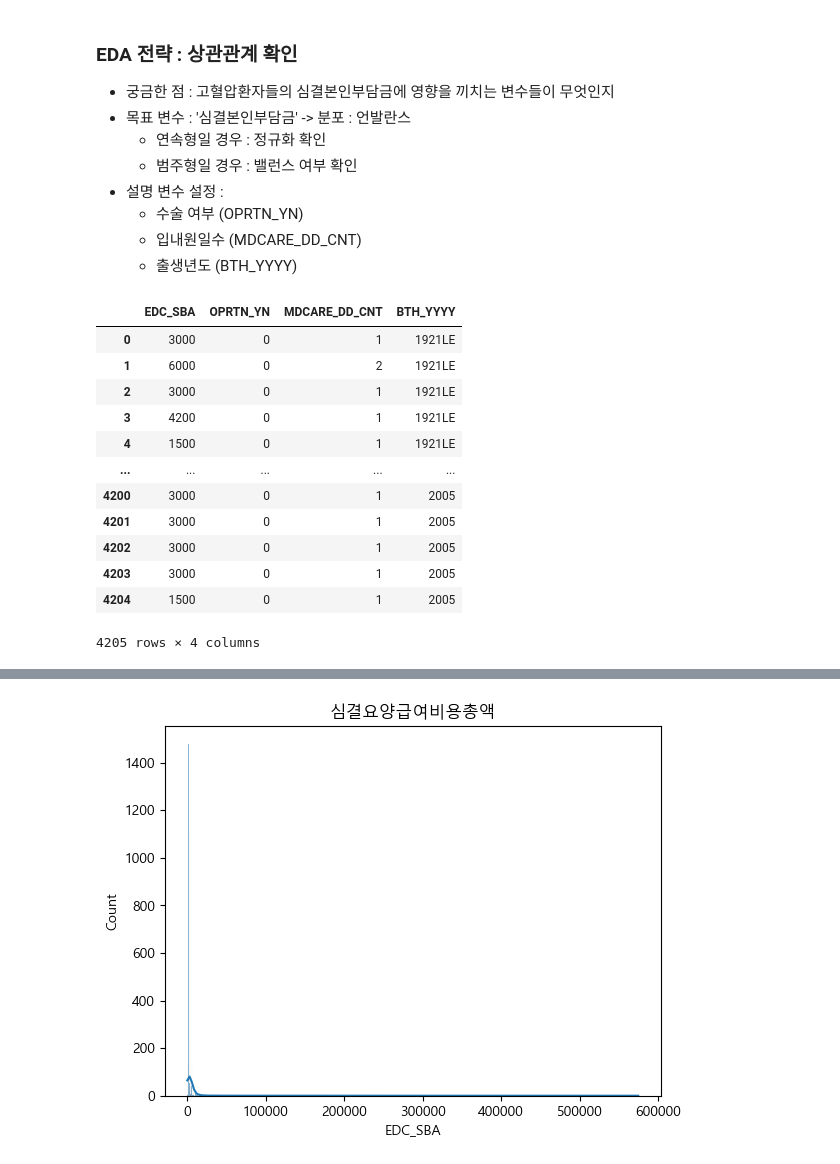
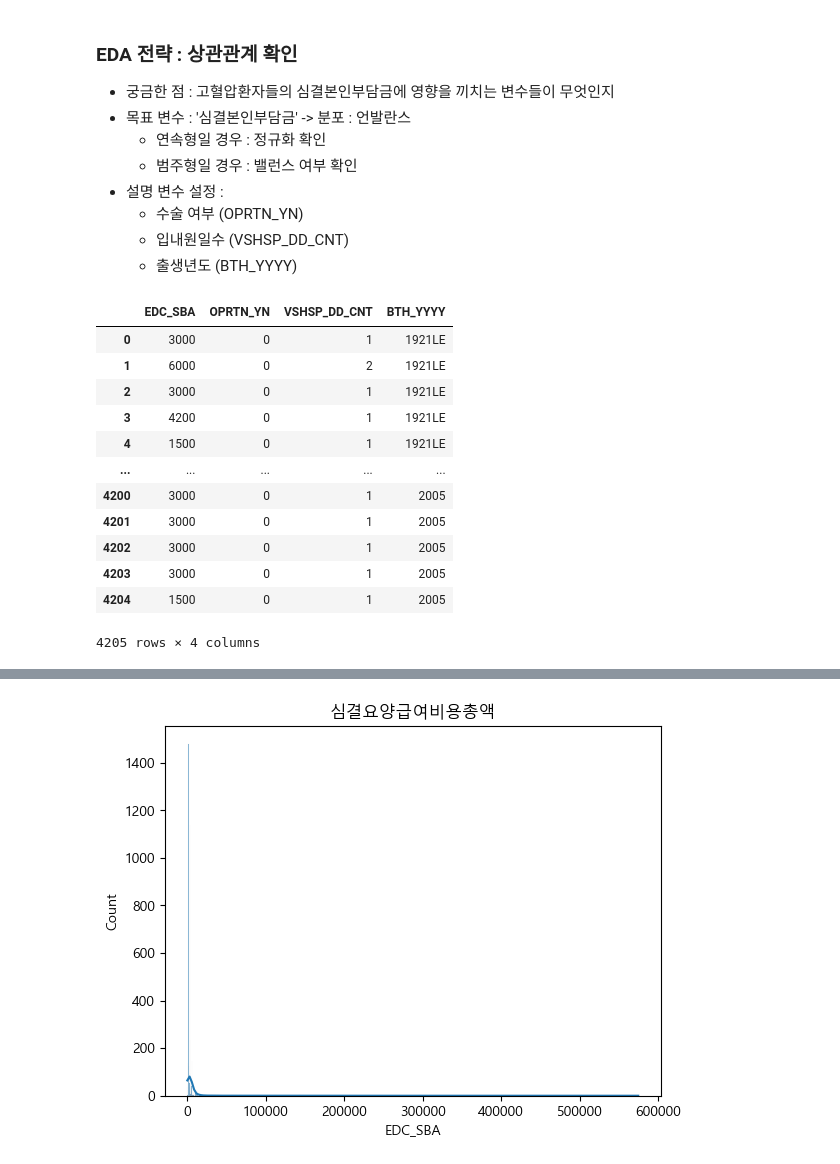
Before and after one commit to hhyowon/toy_data_analysis, a Jupyter notebook: Join_Collection_BND_M20/EDA/Join_Collection_BND_M20_EDA_hyo.ipynb, the cells around one changed output, grey strips where cells are left out. Drawn from its saved outputs; the diff is of its cells as text; code cells hidden in the pictures.

```diff
--- a/Join_Collection_BND_M20/EDA/Join_Collection_BND_M20_EDA_hyo.ipynb
+++ b/Join_Collection_BND_M20/EDA/Join_Collection_BND_M20_EDA_hyo.ipynb
@@ -19,13 +19,13 @@ Index(['Unnamed: 0', 'EDC_SBA', 'OPRTN_YN', 'MDCARE_DD_CNT', 'BTH_YYYY',
     - 범주형일 경우 : 밸런스 여부 확인
 - 설명 변수 설정 :
     - 수술 여부 (OPRTN_YN)
-    - 입내원일수 (MDCARE_DD_CNT)
+    - 입내원일수 (VSHSP_DD_CNT)
     - 출생년도 (BTH_YYYY)
 # %%
-df_I10_h = df_I10[['EDC_SBA','OPRTN_YN','MDCARE_DD_CNT','BTH_YYYY']]
+df_I10_h = df_I10[['EDC_SBA','OPRTN_YN','VSHSP_DD_CNT','BTH_YYYY']]
 df_I10_h  #분석할 컬럼들만 추출
 # %% [output]
-|  | EDC_SBA | OPRTN_YN | MDCARE_DD_CNT | BTH_YYYY |
+|  | EDC_SBA | OPRTN_YN | VSHSP_DD_CNT | BTH_YYYY |
 | 0 | 3000 | 0 | 1 | 1921LE |
 | 1 | 6000 | 0 | 2 | 1921LE |
 | 2 | 3000 | 0 | 1 | 1921LE |
```
Also changed, not shown: parts of 10 cells of this notebook, 5 other files.
